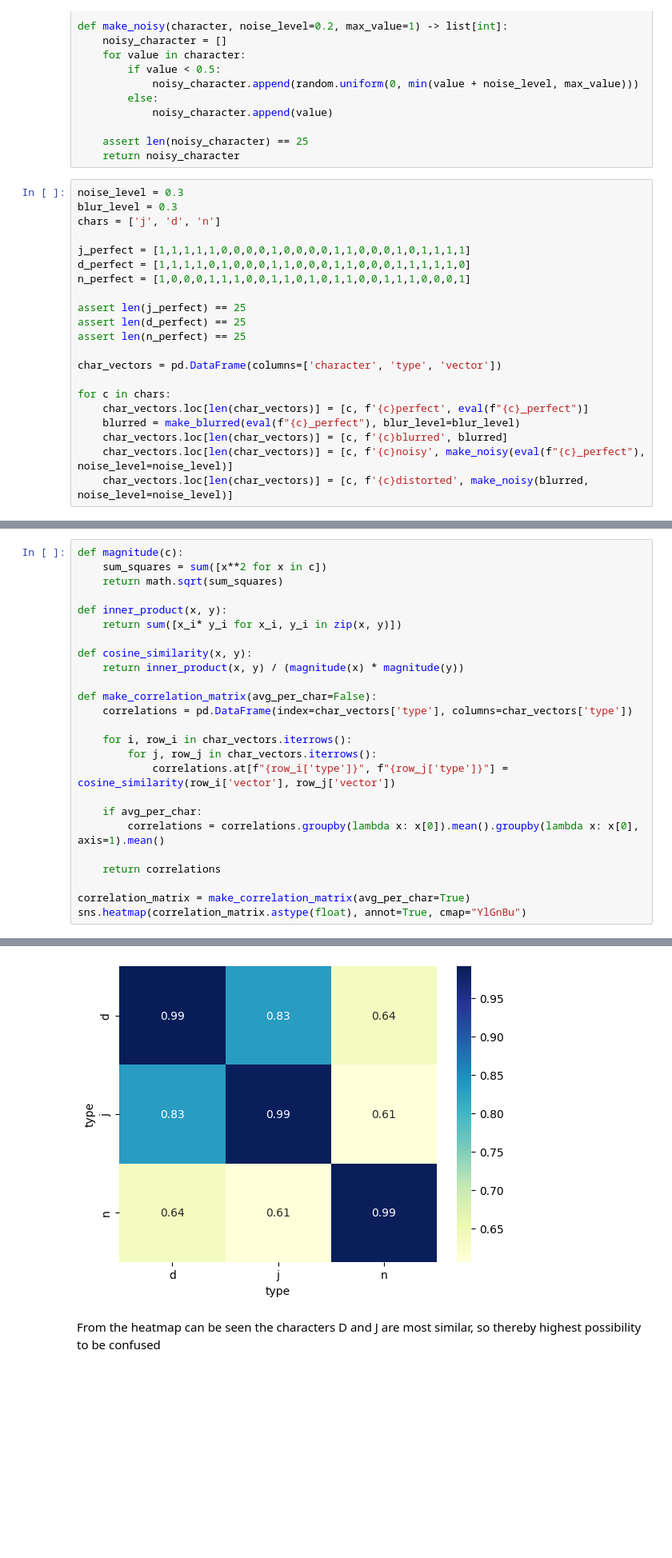
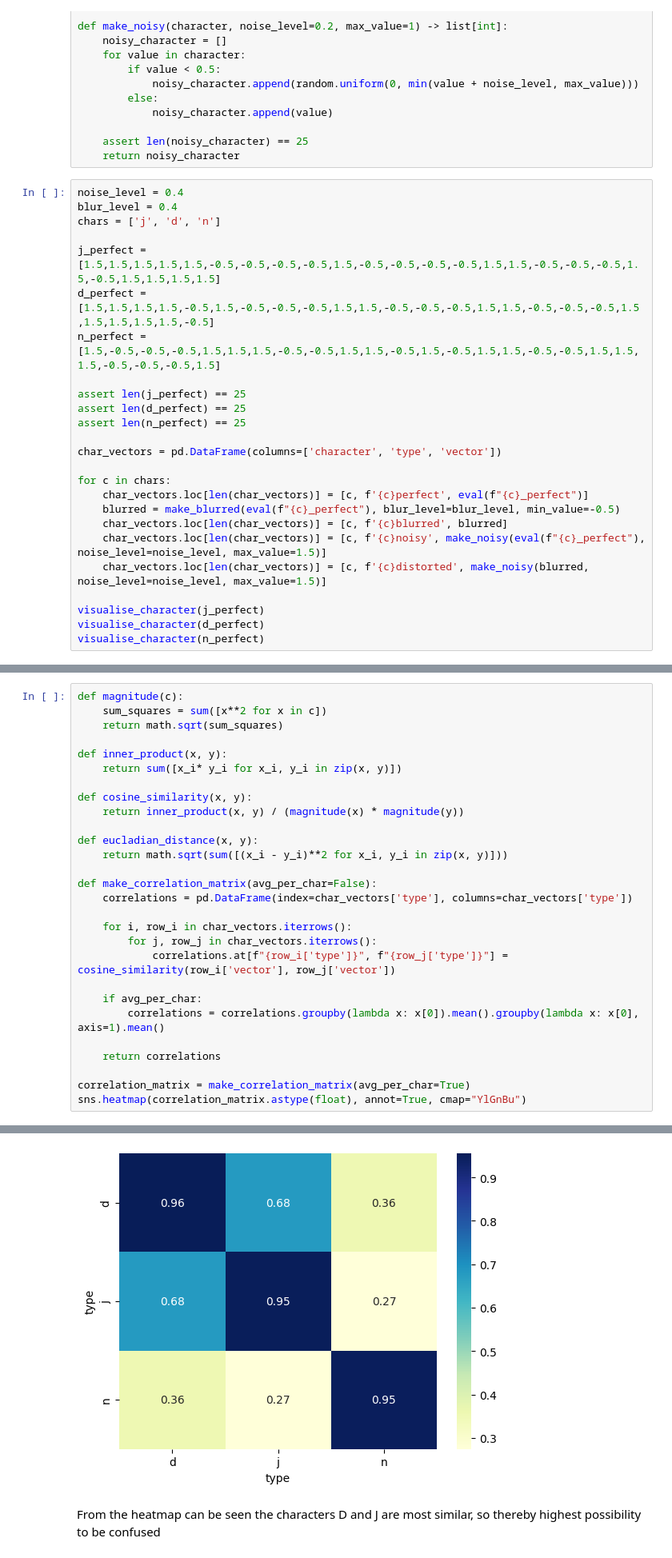
Before and after one commit to Jaden505/UNI-assignments, a Jupyter notebook: SkillsForAI/optical_character_recognition.ipynb, the cells around one changed output, grey strips where cells are left out. Shown: that part at 80% size. Saved outputs shown, nothing was run; the diff lists cells and outputs as text; blank space fills up the shorter version.

```diff
--- a/SkillsForAI/optical_character_recognition.ipynb
+++ b/SkillsForAI/optical_character_recognition.ipynb
@@ -46,13 +46,13 @@ def make_noisy(character, noise_level=0.2, max_value=1) -> list[int]:
     assert len(noisy_character) == 25
     return noisy_character
 # %%
-noise_level = 0.3
-blur_level = 0.3
+noise_level = 0.4
+blur_level = 0.4
 chars = ['j', 'd', 'n']
 
-j_perfect = [1,1,1,1,1,0,0,0,0,1,0,0,0,0,1,1,0,0,0,1,0,1,1,1,1]
-d_perfect = [1,1,1,1,0,1,0,0,0,1,1,0,0,0,1,1,0,0,0,1,1,1,1,1,0]
-n_perfect = [1,0,0,0,1,1,1,0,0,1,1,0,1,0,1,1,0,0,1,1,1,0,0,0,1]
+j_perfect = [1.5,1.5,1.5,1.5,1.5,-0.5,-0.5,-0.5,-0.5,1.5,-0.5,-0.5,-0.5,-0.5,1.5,1.5,-0.5,-0.5,-0.5,1.5,-0.5,1.5,1.5,1.5,1.5]
+d_perfect = [1.5,1.5,1.5,1.5,-0.5,1.5,-0.5,-0.5,-0.5,1.5,1.5,-0.5,-0.5,-0.5,1.5,1.5,-0.5,-0.5,-0.5,1.5,1.5,1.5,1.5,1.5,-0.5]
+n_perfect = [1.5,-0.5,-0.5,-0.5,1.5,1.5,1.5,-0.5,-0.5,1.5,1.5,-0.5,1.5,-0.5,1.5,1.5,-0.5,-0.5,1.5,1.5,1.5,-0.5,-0.5,-0.5,1.5]
 
 assert len(j_perfect) == 25
 assert len(d_perfect) == 25
@@ -62,7 +62,11 @@ char_vectors = pd.DataFrame(columns=['character', 'type', 'vector'])
 
 for c in chars:
     char_vectors.loc[len(char_vectors)] = [c, f'{c}perfect', eval(f"{c}_perfect")]
-    blurred = make_blurred(eval(f"{c}_perfect"), blur_level=blur_level)
+    blurred = make_blurred(eval(f"{c}_perfect"), blur_level=blur_level, min_value=-0.5)
     char_vectors.loc[len(char_vectors)] = [c, f'{c}blurred', blurred]
-    char_vectors.loc[len(char_vectors)] = [c, f'{c}noisy', make_noisy(eval(f"{c}_perfect"), noise_level=noise_level)]
-    char_vectors.loc[len(char_vectors)] = [c, f'{c}distorted', make_noisy(blurred, noise_level=noise_level)]
+    char_vectors.loc[len(char_vectors)] = [c, f'{c}noisy', make_noisy(eval(f"{c}_perfect"), noise_level=noise_level, max_value=1.5)]
+    char_vectors.loc[len(char_vectors)] = [c, f'{c}distorted', make_noisy(blurred, noise_level=noise_level, max_value=1.5)]
+
+visualise_character(j_perfect)
+visualise_character(d_perfect)
+visualise_character(n_perfect)
@@ -69,31 +89,34 @@ for c in chars:
 # %%
 def magnitude(c):
     sum_squares = sum([x**2 for x in c])
     return math.sqrt(sum_squares)
 
 def inner_product(x, y):
     return sum([x_i* y_i for x_i, y_i in zip(x, y)])
 
 def cosine_similarity(x, y):
     return inner_product(x, y) / (magnitude(x) * magnitude(y))
+
+def eucladian_distance(x, y):
+    return math.sqrt(sum([(x_i - y_i)**2 for x_i, y_i in zip(x, y)]))
 
 def make_correlation_matrix(avg_per_char=False):
     correlations = pd.DataFrame(index=char_vectors['type'], columns=char_vectors['type'])
 
     for i, row_i in char_vectors.iterrows():
         for j, row_j in char_vectors.iterrows():
             correlations.at[f"{row_i['type']}", f"{row_j['type']}"] = cosine_similarity(row_i['vector'], row_j['vector'])
 
     if avg_per_char:
         correlations = correlations.groupby(lambda x: x[0]).mean().groupby(lambda x: x[0], axis=1).mean()
 
     return correlations
 
 correlation_matrix = make_correlation_matrix(avg_per_char=True)
 sns.heatmap(correlation_matrix.astype(float), annot=True, cmap="YlGnBu")
 # %% [output]
 <Axes: xlabel='type', ylabel='type'>
-[figure, old version]
+[figure, new version]
 # %% [markdown]
 From the heatmap can be seen the characters D and J are most similar, so thereby highest possibility to be confused
 # %%
```
Also changed, not shown: parts of 6 cells of this notebook.
